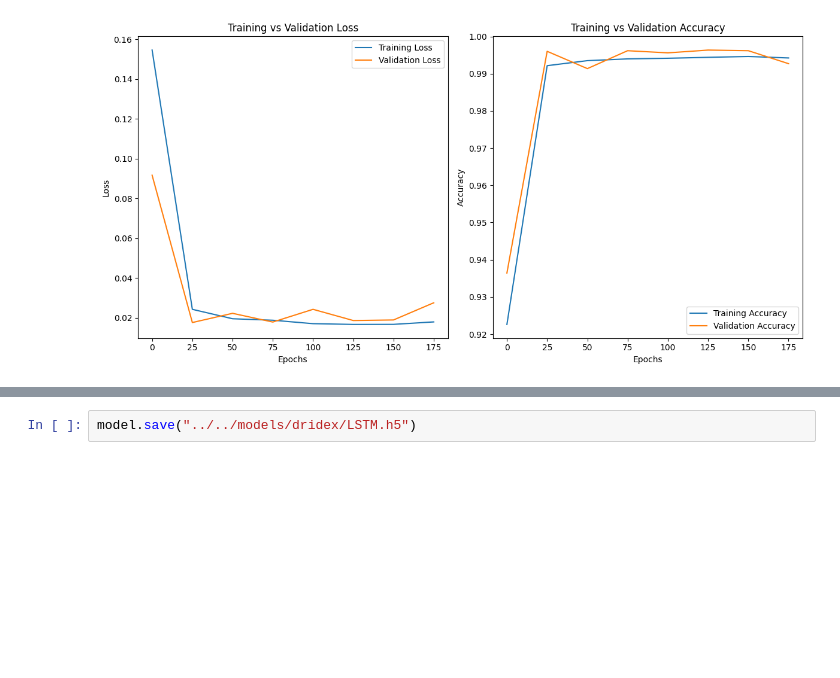
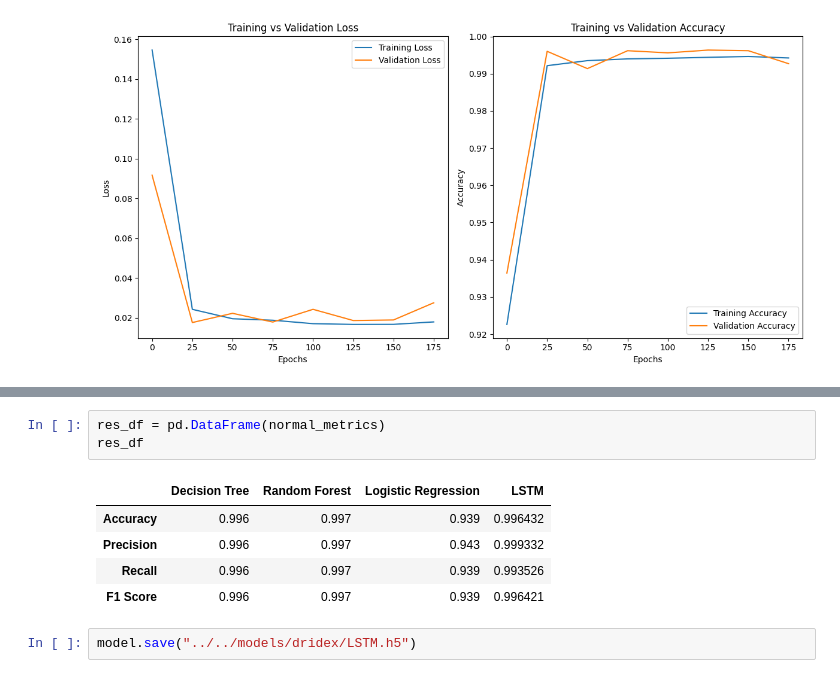
Before and after one commit to Yousinator/C2-ML-Detection-Framework, a Jupyter notebook: notebooks/modeling/dridex.ipynb, the cells around one changed output, grey strips where cells are left out. Drawn from its saved outputs; the diff is of its cells as text; blank space fills up the shorter version.

```diff
--- a/notebooks/modeling/dridex.ipynb
+++ b/notebooks/modeling/dridex.ipynb
@@ -421,3 +413,12 @@ plt.show()
+# %%
+res_df = pd.DataFrame(normal_metrics)
+res_df
+# %% [output]
+|  | Decision Tree | Random Forest | Logistic Regression | LSTM |
+| Accuracy | 0.996 | 0.997 | 0.939 | 0.996432 |
+| Precision | 0.996 | 0.997 | 0.943 | 0.999332 |
+| Recall | 0.996 | 0.997 | 0.939 | 0.993526 |
+| F1 Score | 0.996 | 0.997 | 0.939 | 0.996421 |
 # %%
 model.save("../../models/dridex/LSTM.h5")
 # %% [output]
```
Also changed, not shown: parts of 7 cells of this notebook, 1 other file.
